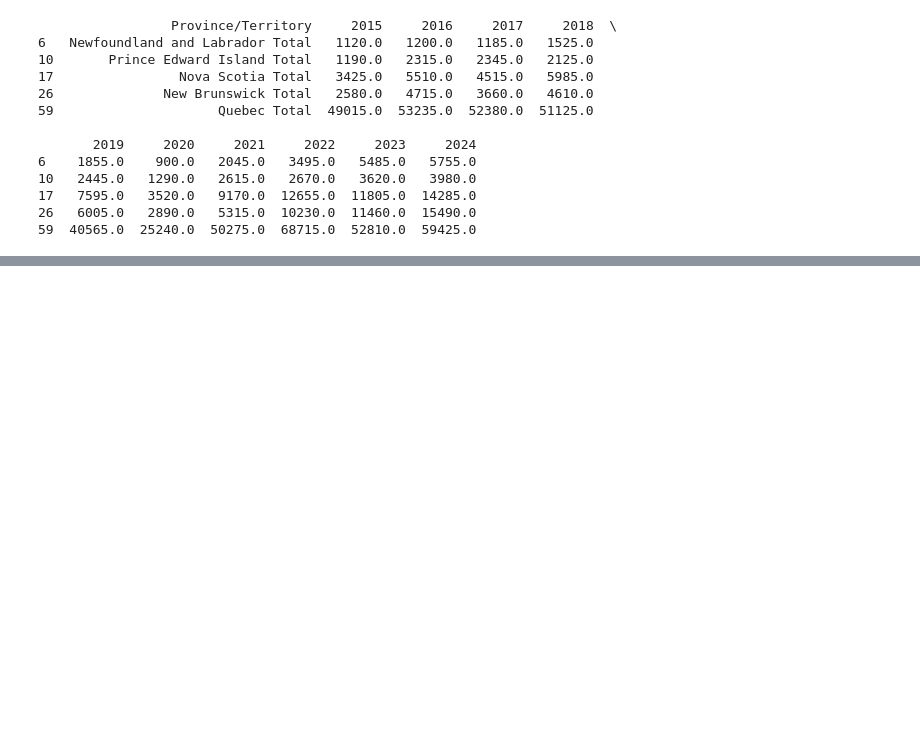
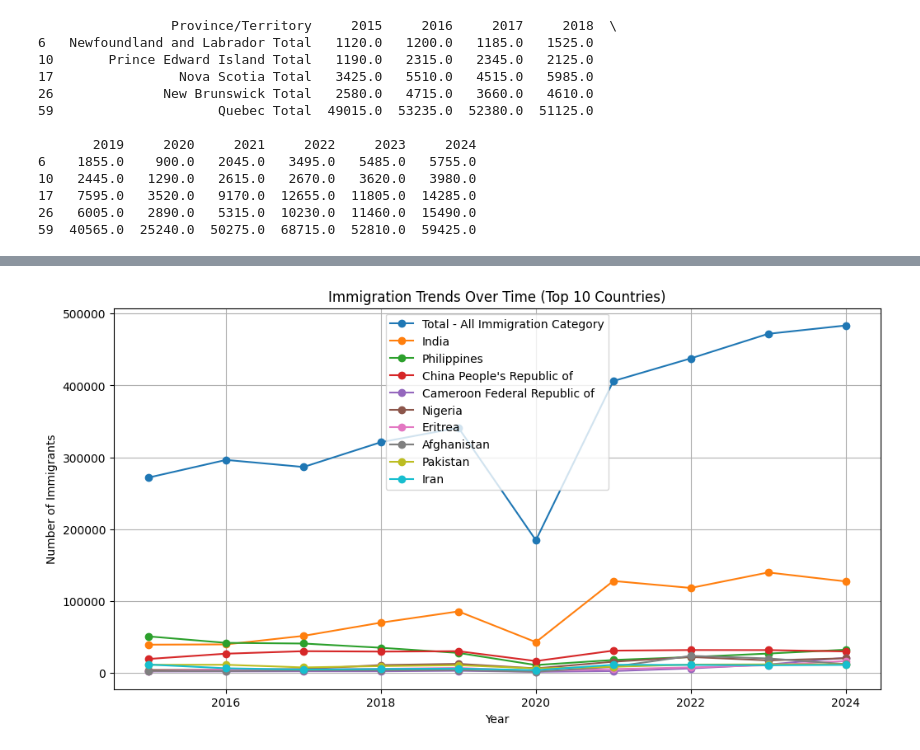
Before and after one commit to m-p-s/Professional_Certificate_in_Machine_Learning_Artificial_Intelligence, a Jupyter notebook: capstone/Capstone_Permanent_Residents_data_EDA.ipynb, the cells around one changed output, grey strips where cells are left out. Drawn from its saved outputs; the diff is of its cells as text; code cells hidden in the pictures; blank space fills up the shorter version.

```diff
--- a/capstone/Capstone_Permanent_Residents_data_EDA.ipynb
+++ b/capstone/Capstone_Permanent_Residents_data_EDA.ipynb
@@ -410,0 +532,14 @@ These findings provide a foundation for further analysis and strategic decision-
+# %%
+# Line chart of immigration trends over time
+plt.figure(figsize=(12, 6))
+for country in top_countries.index:
+    plt.plot(range(2015, 2025), top_countries.loc[country], marker='o', label=country)
+
+plt.title("Immigration Trends Over Time (Top 10 Countries)")
+plt.xlabel("Year")
+plt.ylabel("Number of Immigrants")
+plt.legend()
+plt.grid(True)
+plt.show()
+# %% [output]
+[figure, added]
```
Also changed, not shown: parts of 25 cells of this notebook.
